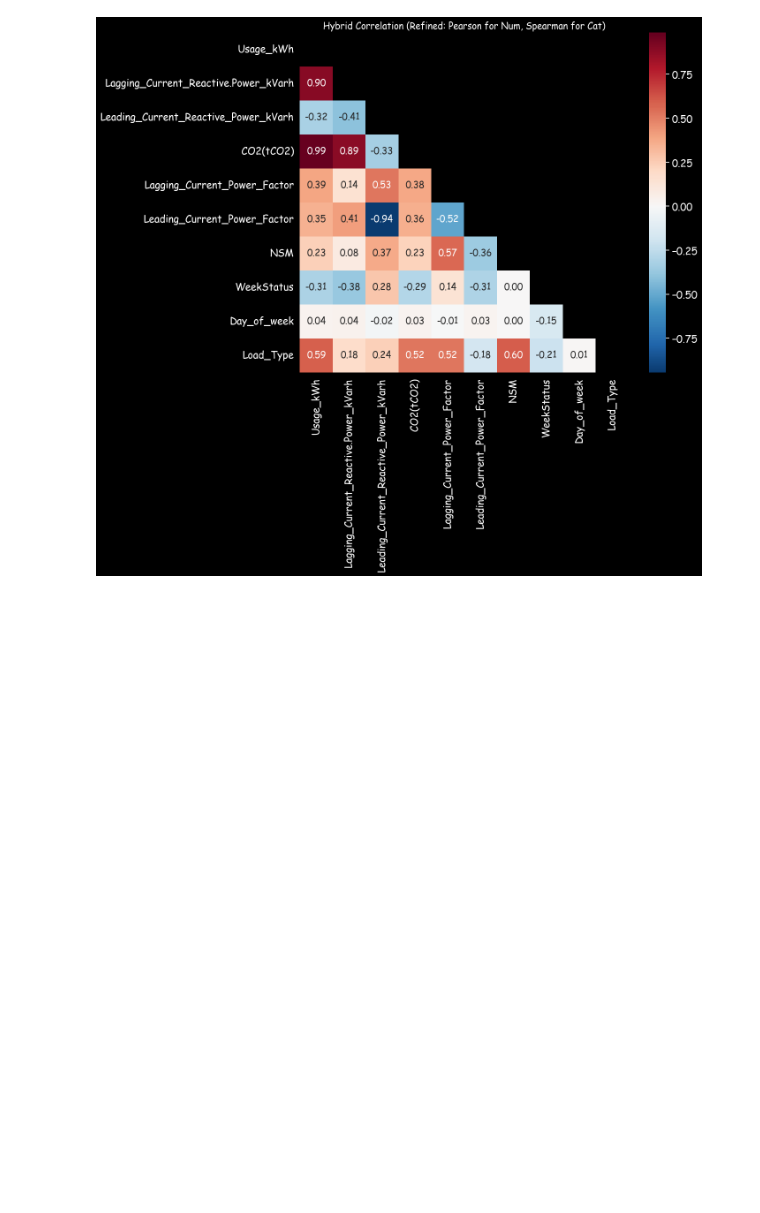
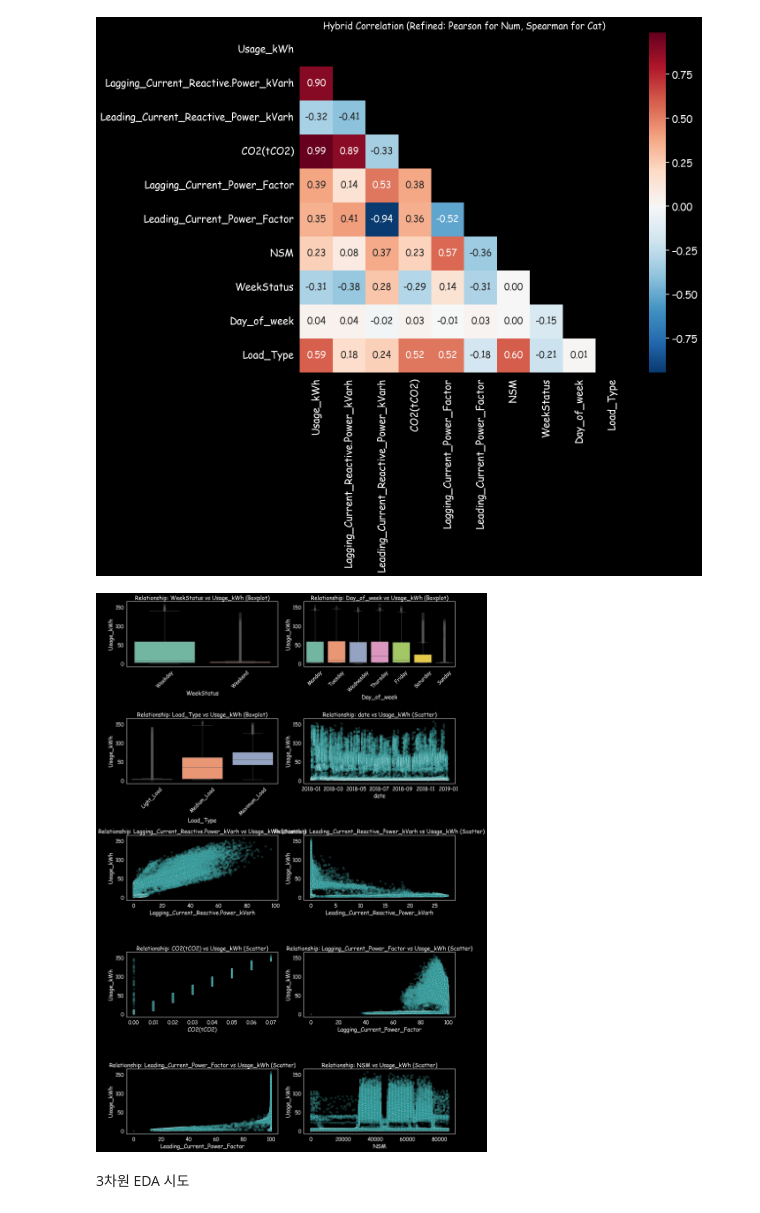
Before and after one commit to Kwonym0814/AIotDataAnalysis, a Jupyter notebook: workspace_python/프로젝트/캐글코드테스트.ipynb, the cells around one changed output. Cells and saved outputs as stored; diff of their text form; code cells hidden in the pictures; blank space fills up the shorter version.

```diff
--- a/workspace_python/프로젝트/캐글코드테스트.ipynb
+++ b/workspace_python/프로젝트/캐글코드테스트.ipynb
@@ -814,3 +814,40 @@ plt.title('Hybrid Correlation (Refined: Pearson for Num, Spearman for Cat)', fon
 plt.show()
 # %% [output]
 [figure]
+# %%
+# 1. 컬럼 분류
+cat_cols = ['WeekStatus', 'Day_of_week', 'Load_Type']
+num_cols = [c for c in df.columns if c not in cat_cols]
+
+# 2. 타겟(Usage_kWh)과 모든 피처 간의 관계 시각화 함수
+def visualize_relationships(df, target, cat_cols, num_cols):
+    cols = cat_cols + num_cols
+    if target in cols: cols.remove(target)
+
+    n_cols = 2
+    n_rows = (len(cols) + 1) // n_cols
+    fig, axes = plt.subplots(n_rows, n_cols, figsize=(16, 5 * n_rows))
+    axes = axes.flatten()
+
+    for i, col in enumerate(cols):
+        # Case A: 범주형 vs 수치형(타겟)
+        if col in cat_cols:
+            sns.boxplot(data=df, x=col, y=target, ax=axes[i], palette='Set2')
+            axes[i].set_title(f'Relationship: {col} vs {target} (Boxplot)')
+            axes[i].tick_params(axis='x', rotation=45)
+
+        # Case B: 수치형 vs 수치형(타겟)
+        else:
+            sns.scatterplot(data=df, x=col, y=target, ax=axes[i], alpha=0.3, color='teal')
+            # 회귀선 추가를 원하면 sns.regplot 사용
+            axes[i].set_title(f'Relationship: {col} vs {target} (Scatter)')
+
+    plt.tight_layout()
+    plt.show()
+
+# 실행
+visualize_relationships(df, 'Usage_kWh', cat_cols, num_cols)
+# %% [output]
+[figure, added]
+# %% [markdown]
+3차원 EDA 시도
```
Also changed, not shown: parts of 6 cells of this notebook.
